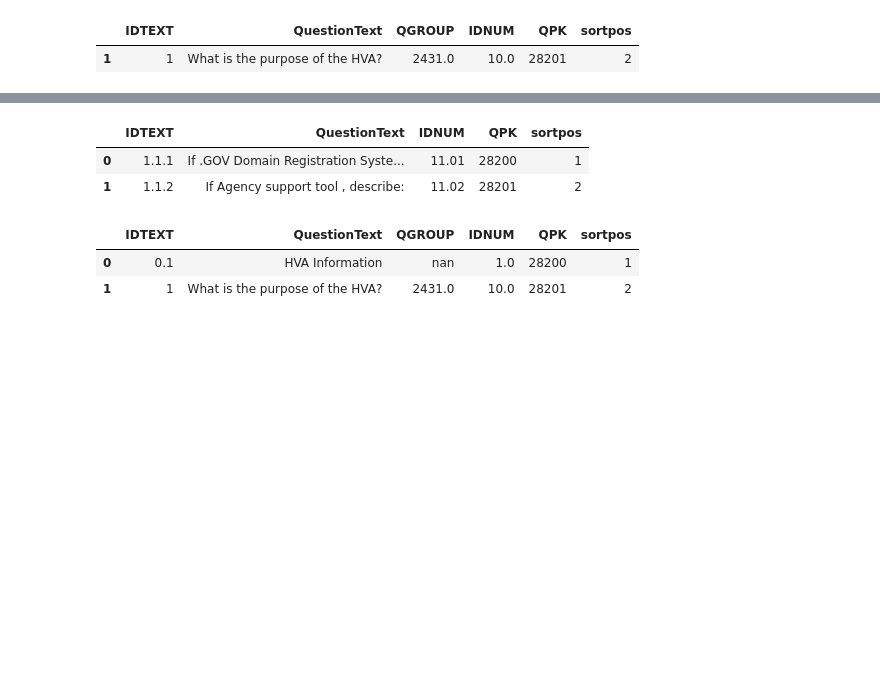
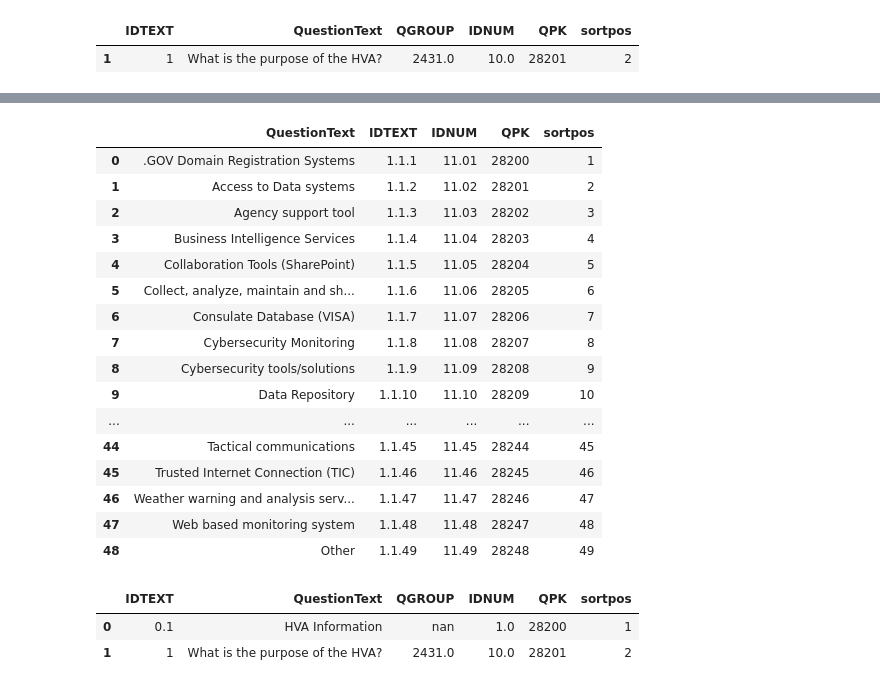
Before and after one commit to tmnkopp/PythonAutomation, a Jupyter notebook: DataCodeGen/18022022.ipynb, the cells around one changed output, grey strips where cells are left out. Cells and saved outputs as stored; diff of their text form; code cells hidden in the pictures; blank space fills up the shorter version.

```diff
--- a/DataCodeGen/18022022.ipynb
+++ b/DataCodeGen/18022022.ipynb
@@ -93,17 +93,3 @@ df1[1:2]  # .loc[ df1['IDTEXT'].str.contains('5.') ]
 # %% [output]
 |  | IDTEXT | QuestionText | QGROUP | IDNUM | QPK | sortpos |
 | 1 | 1 | What is the purpose of the HVA? | 2431.0 | 10.0 | 28201 | 2 |
-# %%
-ppl = pd.read_excel(r'C:\Users\Tim\Documents\1802\HVA\HVA1.xlsx', sheet_name='PurposePickList' )
-l=[]
-c=0
-for i,r in ppl.iterrows():
-    if i % 2==1:
-        continue
-    c=c+1
-    IDTEXT = f"1.1.{ c }"
-    QuestionText = f"{ r['DisplayValue'] }"
-    l.append( {'IDTEXT':f'{IDTEXT}', 'QuestionText': f"If {QuestionText}, describe:"})
-ppl = pd.DataFrame(l)
-ppl.to_csv(r'C:\Users\Tim\Documents\1802\HVA\ppl.csv', index=False)
-ppl[0:2]
@@ -114,13 +110,27 @@ ppl[0:2]
 # %%
-dfp = pd.read_csv(r'C:\Users\Tim\Documents\1802\HVA\ppl.csv' )
+dfp = pd.read_csv(r'C:\Users\Tim\Documents\1802\HVA\HVAPurpose.csv' )
 dfp['IDTEXT'] = dfp['IDTEXT'].apply(lambda s : s.replace('.a','.1'))
 dfp['IDTEXT'] = dfp['IDTEXT'].apply(lambda s : s.replace('.b','.2'))
 dfp = normalizedf(dfp)
-dfp[:2]
+dfp[:]
 # %% [output]
-|  | IDTEXT | QuestionText | IDNUM | QPK | sortpos |
-| 0 | 1.1.1 | If .GOV Domain Registration Syste... | 11.01 | 28200 | 1 |
-| 1 | 1.1.2 | If Agency support tool , describe: | 11.02 | 28201 | 2 |
+|  | QuestionText | IDTEXT | IDNUM | QPK | sortpos |
+| 0 | .GOV Domain Registration Systems | 1.1.1 | 11.01 | 28200 | 1 |
+| 1 | Access to Data systems | 1.1.2 | 11.02 | 28201 | 2 |
+| 2 | Agency support tool | 1.1.3 | 11.03 | 28202 | 3 |
+| 3 | Business Intelligence Services | 1.1.4 | 11.04 | 28203 | 4 |
+| 4 | Collaboration Tools (SharePoint) | 1.1.5 | 11.05 | 28204 | 5 |
+| 5 | Collect, analyze, maintain and sh... | 1.1.6 | 11.06 | 28205 | 6 |
+| 6 | Consulate Database (VISA) | 1.1.7 | 11.07 | 28206 | 7 |
+| 7 | Cybersecurity Monitoring | 1.1.8 | 11.08 | 28207 | 8 |
+| 8 | Cybersecurity tools/solutions | 1.1.9 | 11.09 | 28208 | 9 |
+| 9 | Data Repository | 1.1.10 | 11.10 | 28209 | 10 |
+| ... | ... | ... | ... | ... | ... |
+| 44 | Tactical communications | 1.1.45 | 11.45 | 28244 | 45 |
+| 45 | Trusted Internet Connection (TIC) | 1.1.46 | 11.46 | 28245 | 46 |
+| 46 | Weather warning and analysis serv... | 1.1.47 | 11.47 | 28246 | 47 |
+| 47 | Web based monitoring system | 1.1.48 | 11.48 | 28247 | 48 |
+| 48 | Other | 1.1.49 | 11.49 | 28248 | 49 |
 # %%
 dfm = pd.merge(df1, dfp, how='outer', on=['IDTEXT', 'QuestionText'], suffixes=(None, '__'))
 dfm = normalizedf(dfm)
```
Also changed, not shown: parts of 6 cells of this notebook, 1 other file.
